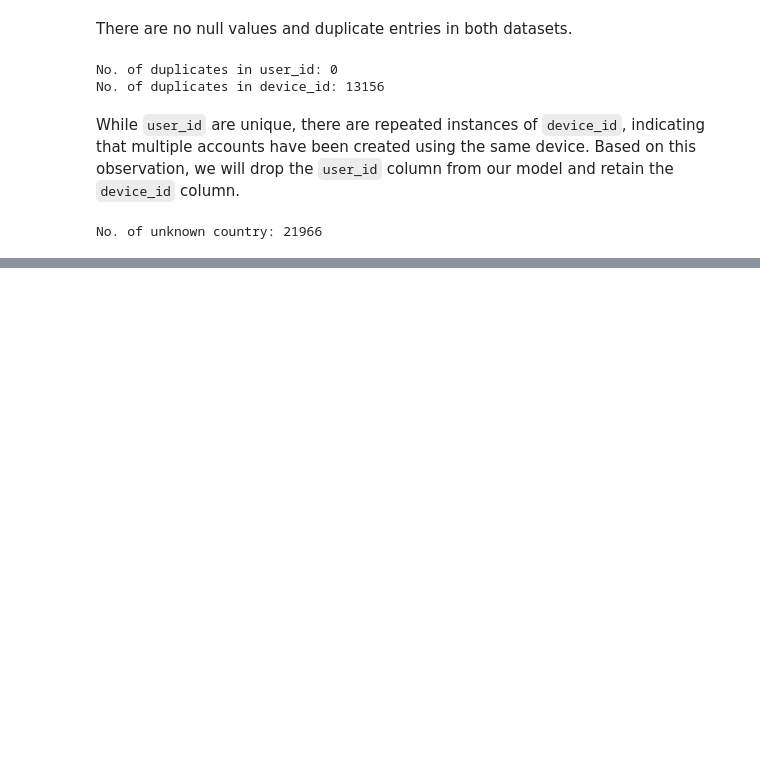
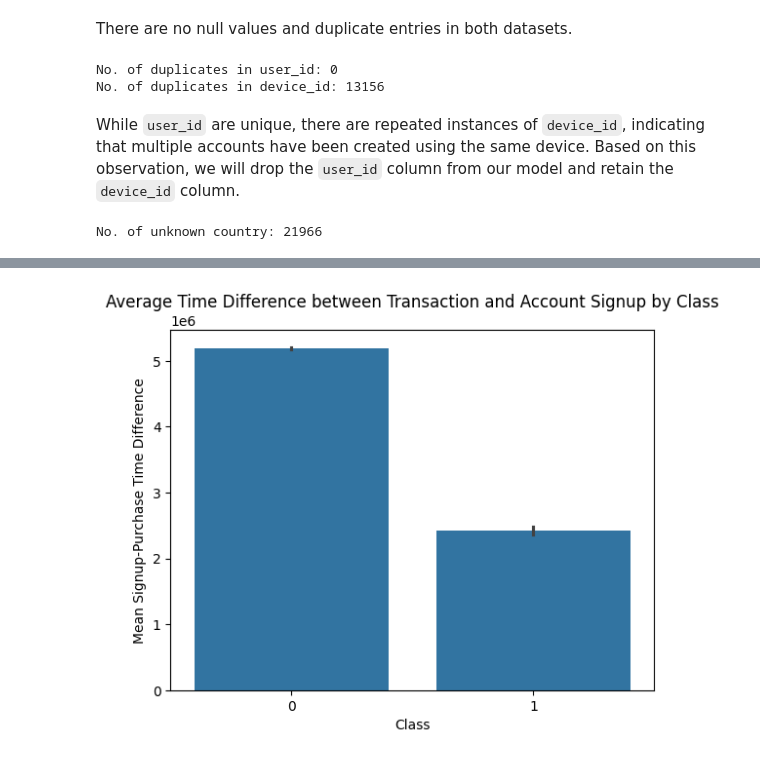
Before and after one commit to Hweihang00/DSA4263-Ecommerce-Fraud-Detection, a Jupyter notebook: main.ipynb, the cells around one changed output, grey strips where cells are left out. Cells and saved outputs as stored; diff of their text form; code cells hidden in the pictures; blank space fills up the shorter version.

```diff
--- a/main.ipynb
+++ b/main.ipynb
@@ -165,0 +278,9 @@ df_clean.head()
+# %%
+# Plotting bar chart to visualise the average signup-purchase time difference for each class
+sns.barplot(data=df_clean, x='class', y='signup_purchase_time_diff')
+plt.xlabel('Class')
+plt.ylabel('Mean Signup-Purchase Time Difference')
+plt.title('Average Time Difference between Transaction and Account Signup by Class')
+plt.show()
+# %% [output]
+[figure, added]
```
Also changed, not shown: parts of 24 cells of this notebook.
